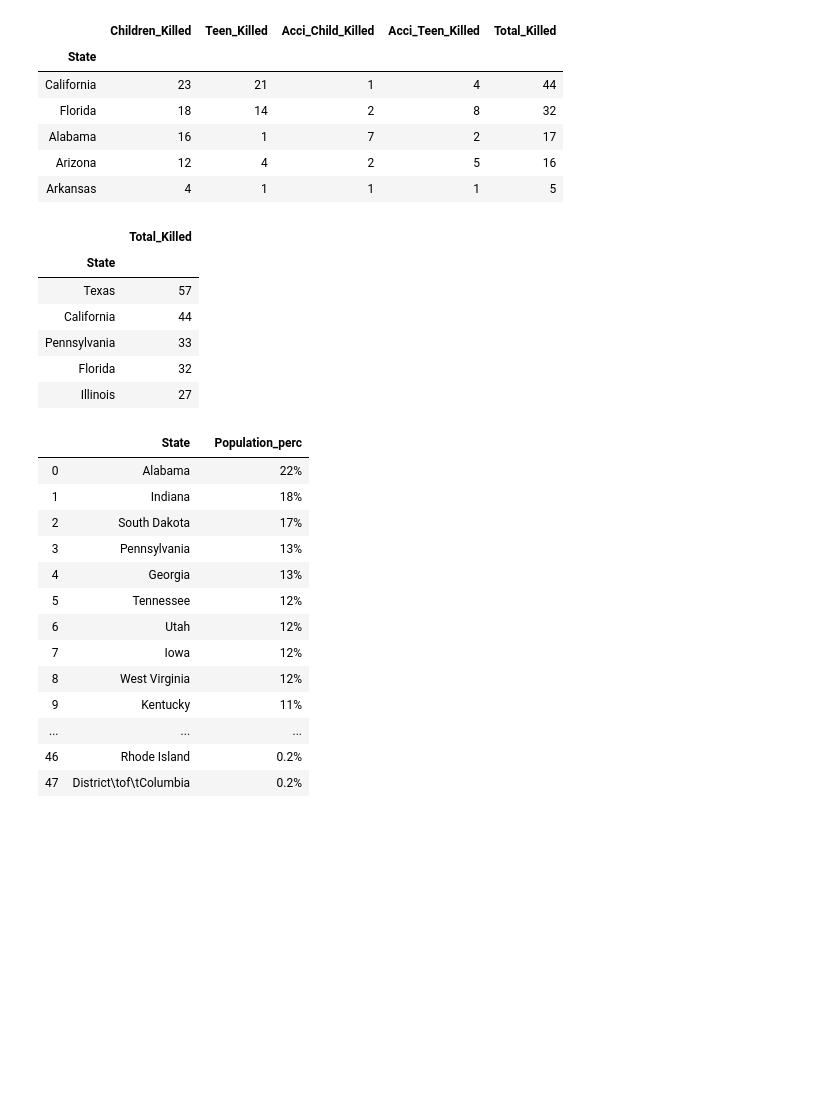
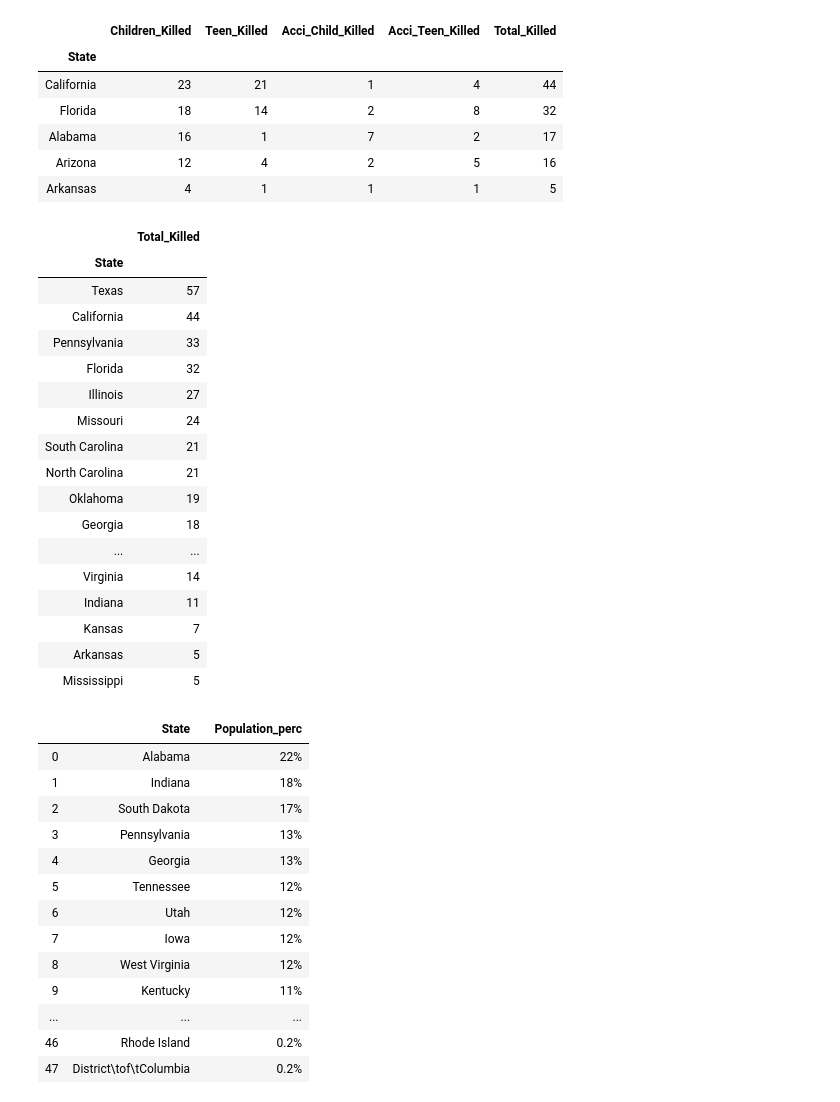
Before and after one commit to jhye1023/ETL-project, a Jupyter notebook: gun_violence.ipynb, the cells around one changed output. Saved outputs shown, nothing was run; the diff lists cells and outputs as text; code cells hidden in the pictures; blank space fills up the shorter version.

```diff
--- a/gun_violence.ipynb
+++ b/gun_violence.ipynb
@@ -357,4 +357,30 @@ total_minor_killed.head().sort_values('Total_Killed', ascending=False)
 | Alabama | 16 | 1 | 7 | 2 | 17 |
 | Arizona | 12 | 4 | 2 | 5 | 16 |
 | Arkansas | 4 | 1 | 1 | 1 | 5 |
+# %%
+final = total_minor_killed[['Total_Killed']]
+
+# Set the index to be "State" so they will be used as labels
+#final = final.set_index('State')
+
+final.sort_values('Total_Killed', ascending=False)
+# %% [output]
+|  | Total_Killed |
+| State |  |
+| Texas | 57 |
+| California | 44 |
+| Pennsylvania | 33 |
+| Florida | 32 |
+| Illinois | 27 |
+| Missouri | 24 |
+| South Carolina | 21 |
+| North Carolina | 21 |
+| Oklahoma | 19 |
+| Georgia | 18 |
+| ... | ... |
+| Virginia | 14 |
+| Indiana | 11 |
+| Kansas | 7 |
+| Arkansas | 5 |
+| Mississippi | 5 |
 # %%
@@ -362,18 +388,3 @@ total_minor_killed.to_csv('final_data.csv')
-# %%
-final = total_minor_killed[['Total_Killed']]
-
-# Set the index to be "State" so they will be used as labels
-#final = final.set_index('State')
-
-final.sort_values('Total_Killed', ascending=False).head()
-# %% [output]
-|  | Total_Killed |
-| State |  |
-| Texas | 57 |
-| California | 44 |
-| Pennsylvania | 33 |
-| Florida | 32 |
-| Illinois | 27 |
 # %%
 url_facts ='https://www.gunstocarry.com/concealed-carry-statistics/#numbers'
 # %%
```
Also changed, not shown: parts of 18 cells of this notebook, 8 other files.
